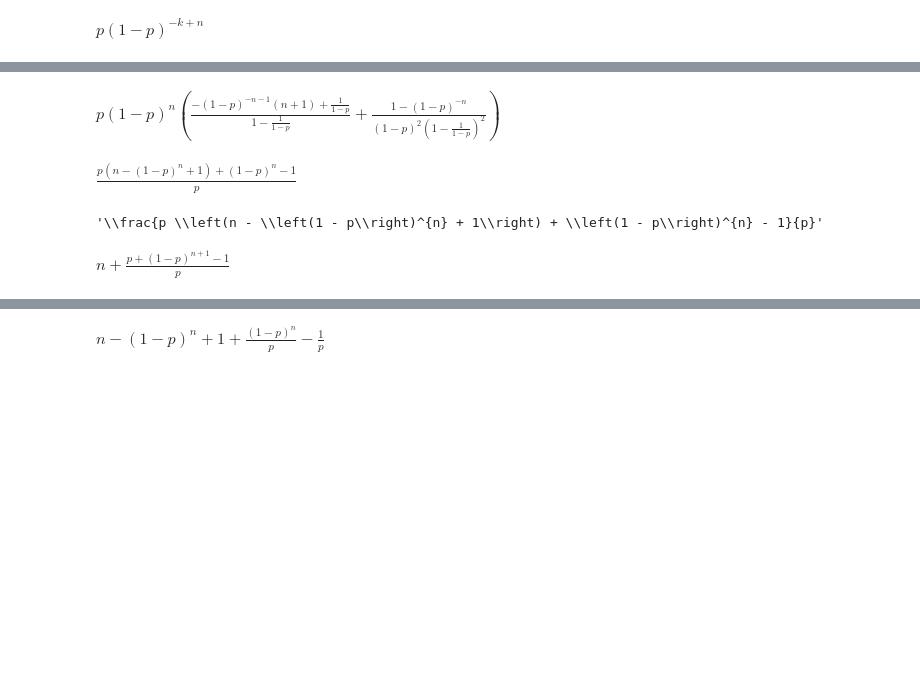
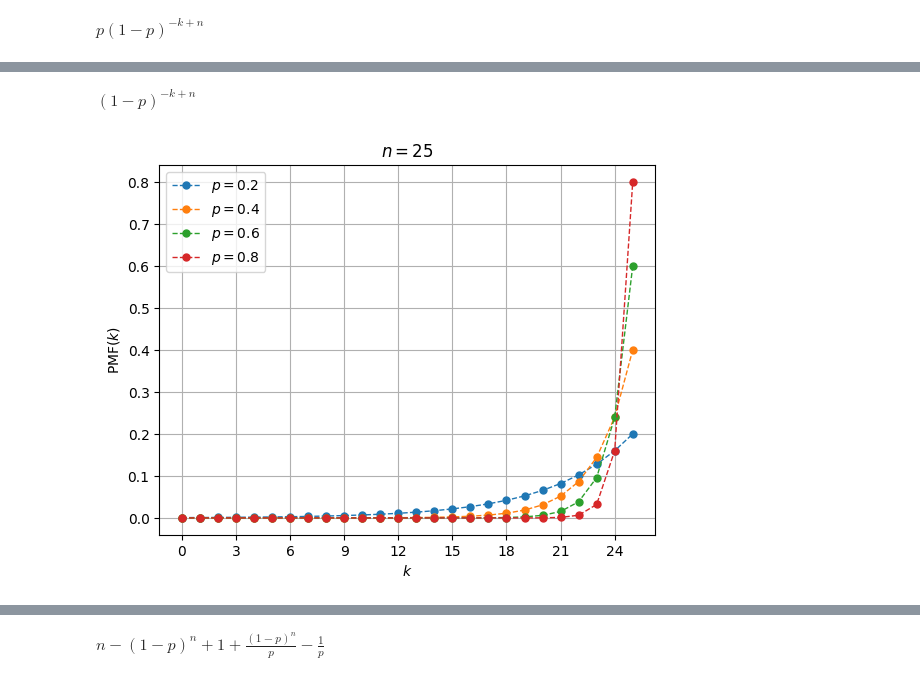
Before and after one commit to nunofachada/latas_probability, a Jupyter notebook: simplify.ipynb, the cells around one changed output, grey strips where cells are left out. Saved outputs shown, nothing was run; the diff lists cells and outputs as text; code cells hidden in the pictures; blank space fills up the shorter version.

```diff
--- a/simplify.ipynb
+++ b/simplify.ipynb
@@ -20,23 +22,24 @@ latex(pmf)
-# %%
-
-f1 = p*(1-p)**(n) * (((1-p)**(-1)-(1+n)*((1-p)**(-n-1)))/(1-(1-p)**(-1)) + ((1-p)**(-2))*(1-(1-p)**(-n))/((1-(1-p)**(-1))**2))
-
-f1
-# %% [output]
-$\displaystyle p \left(1 - p\right)^{n} \left(\frac{- \left(1 - p\right)^{- n - 1} \left(n + 1\right) + \frac{1}{1 - p}}{1 - \frac{1}{1 - p}} + \frac{1 - \left(1 - p\right)^{- n}}{\left(1 - p\right)^{2} \left(1 - \frac{1}{1 - p}\right)^{2}}\right)$
-# %%
-f2 = simplify(f1)
-
-f2
-# %% [output]
-$\displaystyle \frac{p \left(n - \left(1 - p\right)^{n} + 1\right) + \left(1 - p\right)^{n} - 1}{p}$
-# %%
-latex(f2)
-# %% [output]
-'\\frac{p \\left(n - \\left(1 - p\\right)^{n} + 1\\right) + \\left(1 - p\\right)^{n} - 1}{p}'
-# %%
-f3 = n + ((1-p)**(n+1)-(1-p))/p
-
-f3
-# %% [output]
-$\displaystyle n + \frac{p + \left(1 - p\right)^{n + 1} - 1}{p}$
+# %%
+# The CDF
+cdf = (1 - p) ** (n - k)
+
+cdf
+# %% [output]
+$\displaystyle \left(1 - p\right)^{- k + n}$
+# %%
+# Plot the PMF
+_ks = np.arange(_n + 1)
+pmf_l = lambdify((p, k, n), pmf)
+pmf_lv = np.vectorize(pmf_l, excluded=['p', 'n'])
+
+fig, ax = plt.subplots()
+for _pi in _pis:
+    ax.plot(_ks, pmf_lv(_pi, _ks, _n), label=f"$p={_pi}$", marker='o', linewidth=1, markersize=5, linestyle='dashed')
+ax.legend()
+ax.xaxis.set_major_locator(MaxNLocator(integer=True))
+ax.set_xlabel("$k$")
+ax.set_ylabel("PMF($k$)")
+ax.set_title(f"$n={_n}$")
+ax.grid()
+# %% [output]
+[figure, added]
```
Also changed, not shown: parts of 12 cells of this notebook.
